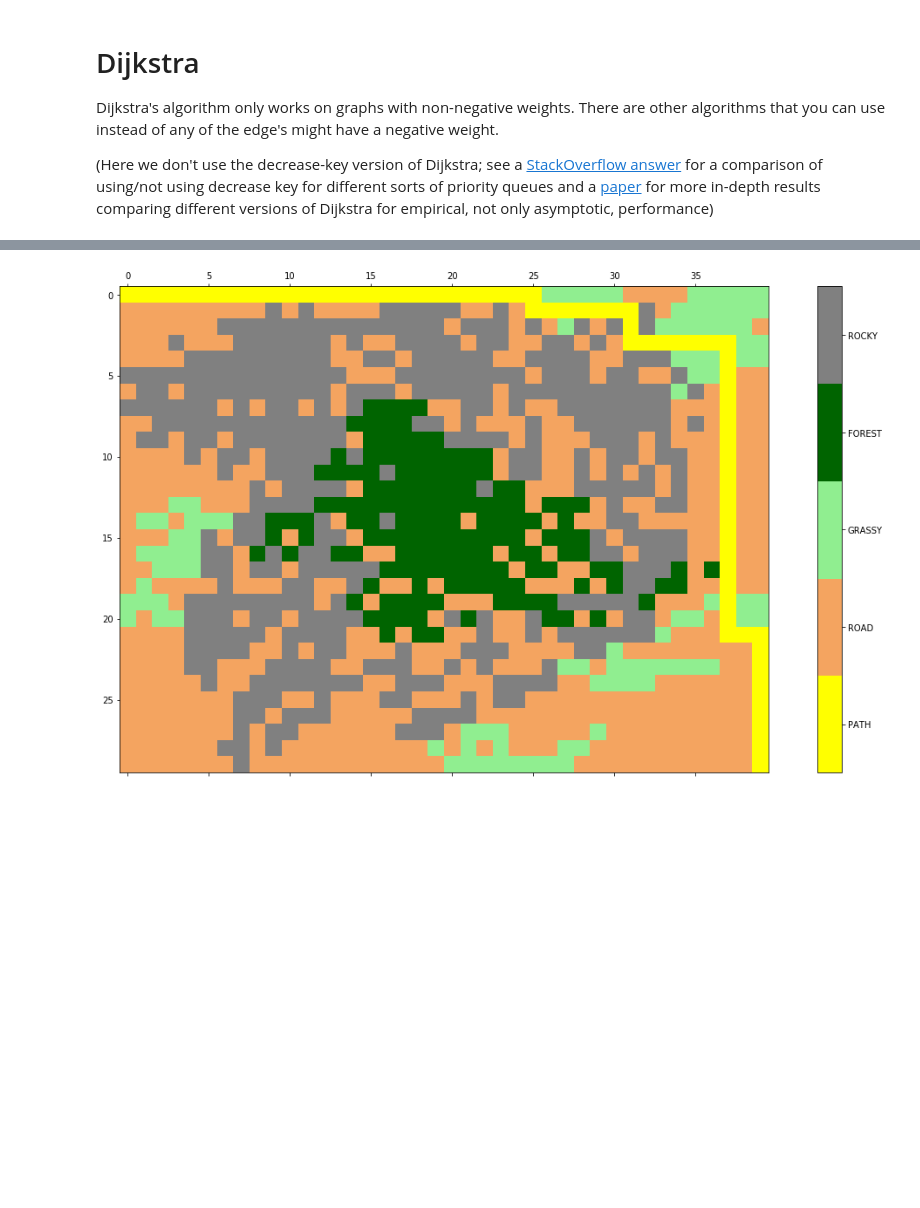
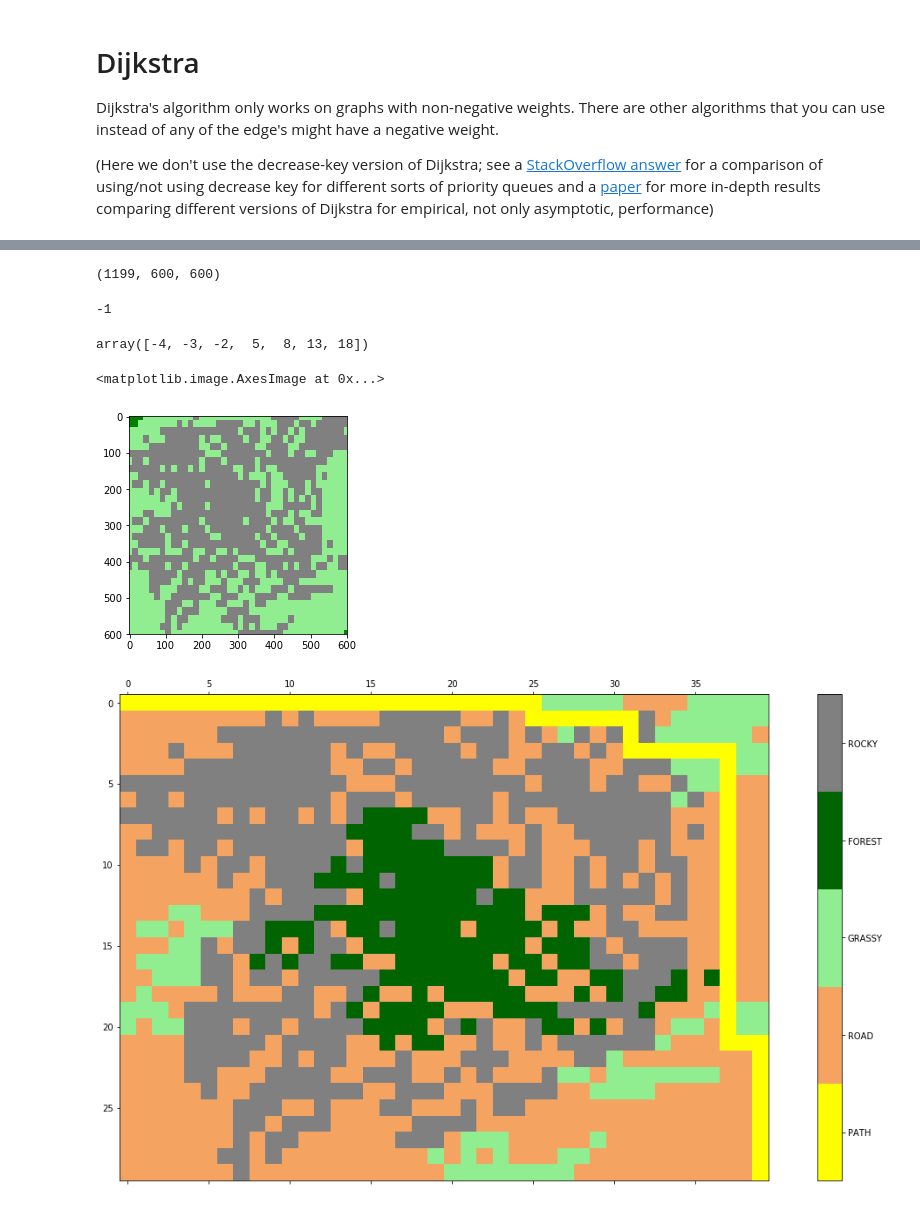
Before and after one commit to neighthan/algorithms_practice, a Jupyter notebook: graph_search/dijkstra_a_star.ipynb, the cells around one changed output, grey strips where cells are left out. Cells and saved outputs as stored; diff of their text form; code cells hidden in the pictures; blank space fills up the shorter version.

```diff
--- a/graph_search/dijkstra_a_star.ipynb
+++ b/graph_search/dijkstra_a_star.ipynb
@@ -164,0 +259,41 @@ def dijkstra_a_star(grid, start, goal, plot='', video_size=(600, 600), video_pat
+# %%
+while True:
+    parents[current_node] = parent
+    expanded.add(current_node)
+
+    if current_node == goal:
+        break
+
+    neighbors = get_neighbors(current_node, grid)
+    for (neighbor, weight) in neighbors:
+        if neighbor not in expanded:
+            heappush(heap, (path_cost + weight, neighbor, current_node))
+
+    # plot during hook
+    if plot:
+        if current_node != start:
+            plotting_grid[current_node] = grid_values.EXPANDED.value
+
+        for (neighbor, _) in neighbors:
+            if neighbor != goal:
+                plotting_grid[neighbor] = grid_values.FRINGE.value
+
+        if plot == 'during': # nbagg is faster but it often doesn't leave a graph behind and its window doesn't look as nice
+            img.set_data(plotting_grid)
+            display.display(plt.gcf())
+            display.clear_output(wait=True)
+        elif plot == 'after':
+            frames.append(zoom(plotting_grid, zoom_aspect, order=0))
+
+    while current_node in expanded:
+        path_cost, current_node, parent = heappop(heap)
+
+# plot after hook
+if plot == 'after':
+    frames = np.dstack(frames).transpose(2, 0, 1)
+    cmap = ListedColormap([grid_colors[grid_cell_types.index(terrain_type)] for terrain_type in ['START', 'GOAL', 'FRINGE', 'EXPANDED'] + terrain_types])
+    return frames, cmap
+    with FFmpegWriter(video_path) as writer:
+        batch_size = 100
+        for i in range(np.ceil(len(frames) / batch_size).astype(int)):
+            writer.writeFrame(cmap(frames[i * batch_size : (i + 1) * batch_size]) * 255)
@@ -164,0 +311,4 @@ def dijkstra_a_star(grid, start, goal, plot='', video_size=(600, 600), video_pat
+# %%
+frames.shape
+# %% [output]
+(1199, 600, 600)
@@ -164,0 +317,13 @@ def dijkstra_a_star(grid, start, goal, plot='', video_size=(600, 600), video_pat
+# %%
+grid_values.START.value
+# %% [output]
+-1
+# %%
+np.unique(frames[3])
+# %% [output]
+array([-4, -3, -2,  5,  8, 13, 18])
+# %%
+plt.imshow(cmap(frames[1]))
+# %% [output]
+<matplotlib.image.AxesImage at 0x...>
+[figure, added]
```
Also changed, not shown: parts of 29 cells of this notebook, 2 other files.
